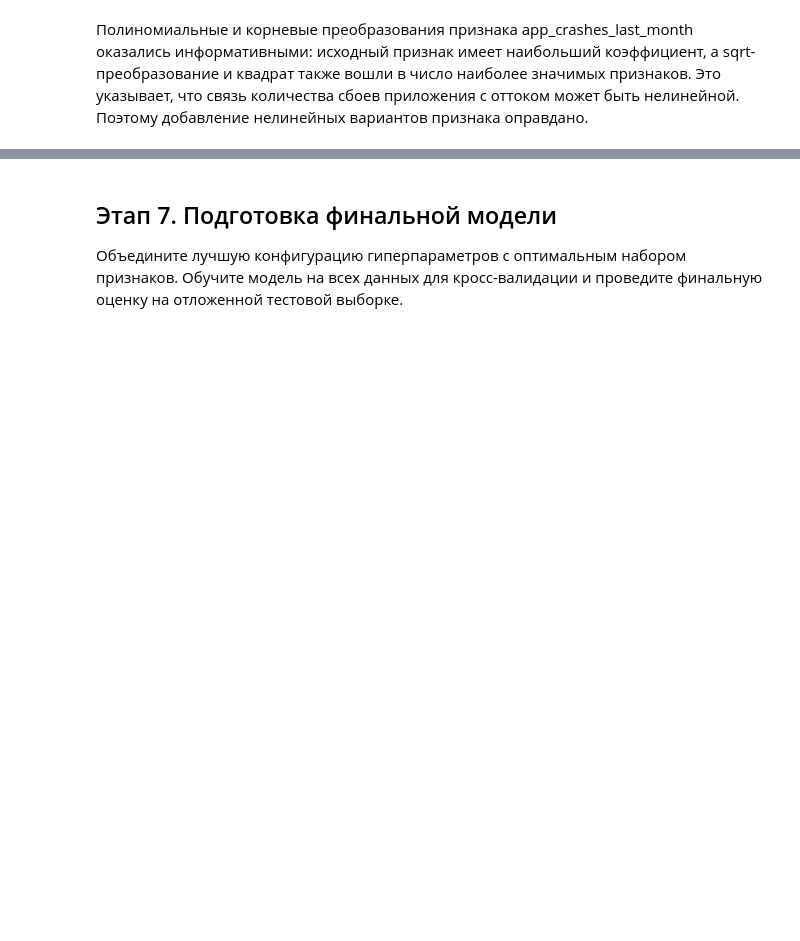
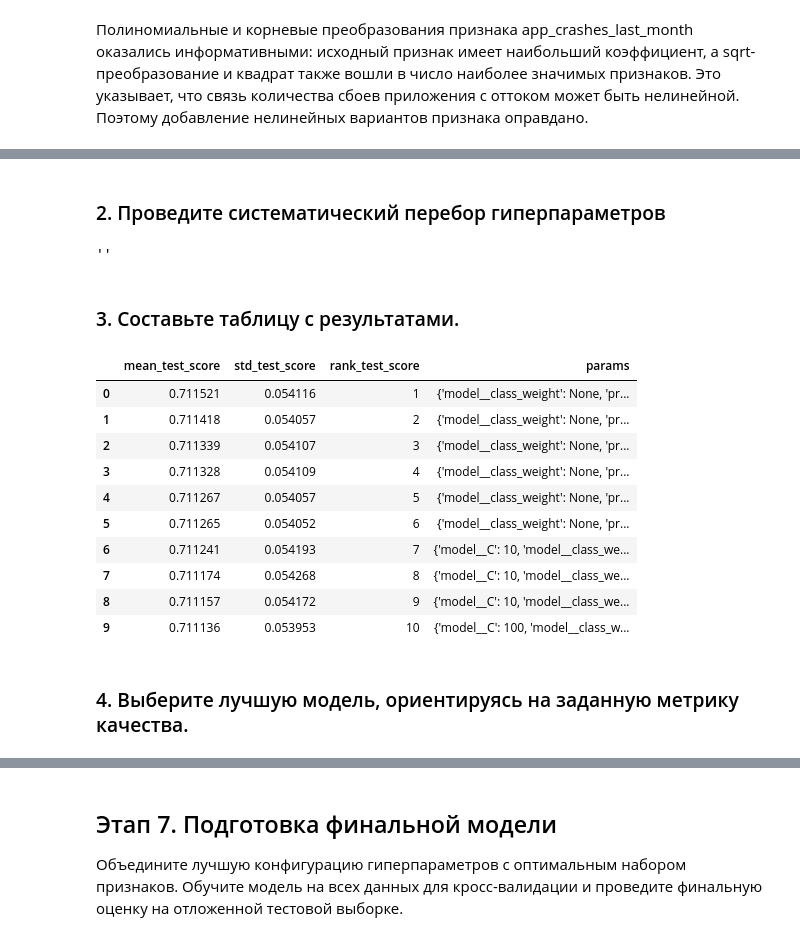
Before and after one commit to Daniel217D/linear-regression-experiments, a Jupyter notebook: 7. yandex_customer_churn_coffee_delivery_logistic_regression.ipynb, the cells around one changed output, grey strips where cells are left out. Saved outputs shown, nothing was run; the diff lists cells and outputs as text; code cells hidden in the pictures; blank space fills up the shorter version.

```diff
--- a/7. yandex_customer_churn_coffee_delivery_logistic_regression.ipynb
+++ b/7. yandex_customer_churn_coffee_delivery_logistic_regression.ipynb
@@ -524,7 +525,7 @@ def get_preprocessor(cols_to_log, ohe_cols, te_cols, num_cols, bool_cols, cols_t
         ('num', Pipeline([
             ('imputer', SimpleImputer(strategy='median')),
             ('scaler', StandardScaler())
-        ]), [col for col in num_cols if col not in cols_to_log]),
+        ]), [col for col in num_cols if col not in cols_to_log.values]),
 
         # Пайплайн для бинарных признаков
         ('bool', Pipeline([
@@ -591,6 +592,8 @@ PR-AUC: 0.6894009215457888
 def add_features(X):
     _DAYS_PER_MONTH = 30.5
     _WEEKS_PER_MONTH = _DAYS_PER_MONTH / 7
+
+    X = X.copy()
 
     # Recency–Frequency: высокая месячная частота при малой давности последнего заказа
     X['rf_recency_frequency'] = X['order_frequency_month'] / (X['days_since_last_order'] + 1)
@@ -874,5 +885,8 @@ num_log__order_frequency_month      0.017529
 dtype: float64
 # %% [markdown]
 Полиномиальные и корневые преобразования признака app_crashes_last_month оказались информативными: исходный признак имеет наибольший коэффициент, а sqrt-преобразование и квадрат также вошли в число наиболее значимых признаков. Это указывает, что связь количества сбоев приложения с оттоком может быть нелинейной. Поэтому добавление нелинейных вариантов признака оправдано.
+# %%
+# Сохраняем лучшую модель для дальнейшей работы
+model = model_polynomial
 # %% [markdown]
 ## Этап 6. Эксперименты с гиперпараметрами
@@ -886,0 +919,56 @@ dtype: float64
+# %% [markdown]
+### 2. Проведите систематический перебор гиперпараметров
+# %%
+# Перебор гиперпараметров с помощью `GridSearchCV`
+from sklearn.model_selection import GridSearchCV
+
+cv = GridSearchCV(
+    model,
+    param_grid=[
+        # С регуляризацией (l1 / l2)
+        {
+            'model__C': [0.01, 0.1, 1, 10, 100],
+            #'model__penalty': ['l1', 'l2'], # в новой версии параметр l1_ratio
+            'model__l1_ratio': np.linspace(0, .2, 1),
+            'model__class_weight': [None, 'balanced'],
+            'model__solver': ['liblinear'],
+            'preprocessor__default__te__encoder__smooth': ['auto', 1, 5, 10, 20, 50],
+        },
+        # Без регуляризации
+        {
+            'model__class_weight': [None, 'balanced'],
+            'preprocessor__default__te__encoder__smooth': ['auto', 1, 5, 10, 20, 50],
+        }
+    ],
+    scoring='average_precision',  # PR-AUC
+    cv=5,
+    n_jobs=-1
+)
+
+cv.fit(X_train, y_train)
+,
+# %% [output]
+''
+# %% [markdown]
+### 3. Составьте таблицу с результатами.
+# %%
+results = pd.DataFrame(cv.cv_results_)
+
+(results[['mean_test_score', 'std_test_score', 'rank_test_score', 'params']]
+    .sort_values('mean_test_score', ascending=False)
+    .reset_index(drop=True)
+ ).head(10)
+# %% [output]
+|  | mean_test_score | std_test_score | rank_test_score | params |
+| 0 | 0.711521 | 0.054116 | 1 | {'model__class_weight': None, 'pr... |
+| 1 | 0.711418 | 0.054057 | 2 | {'model__class_weight': None, 'pr... |
+| 2 | 0.711339 | 0.054107 | 3 | {'model__class_weight': None, 'pr... |
+| 3 | 0.711328 | 0.054109 | 4 | {'model__class_weight': None, 'pr... |
+| 4 | 0.711267 | 0.054057 | 5 | {'model__class_weight': None, 'pr... |
+| 5 | 0.711265 | 0.054052 | 6 | {'model__class_weight': None, 'pr... |
+| 6 | 0.711241 | 0.054193 | 7 | {'model__C': 10, 'model__class_we... |
+| 7 | 0.711174 | 0.054268 | 8 | {'model__C': 10, 'model__class_we... |
+| 8 | 0.711157 | 0.054172 | 9 | {'model__C': 10, 'model__class_we... |
+| 9 | 0.711136 | 0.053953 | 10 | {'model__C': 100, 'model__class_w... |
+# %% [markdown]
+### 4. Выберите лучшую модель, ориентируясь на заданную метрику качества.
```
Also changed, not shown: parts of 28 cells of this notebook.
